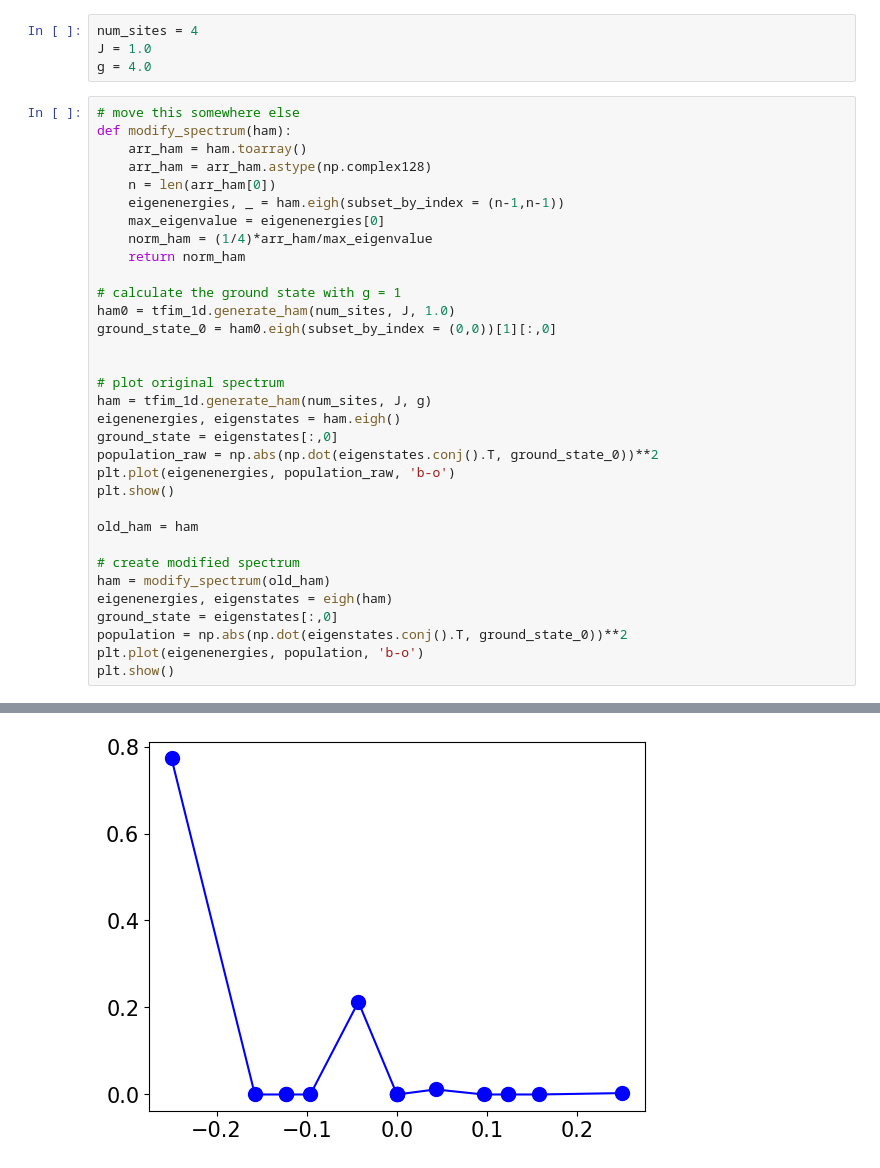
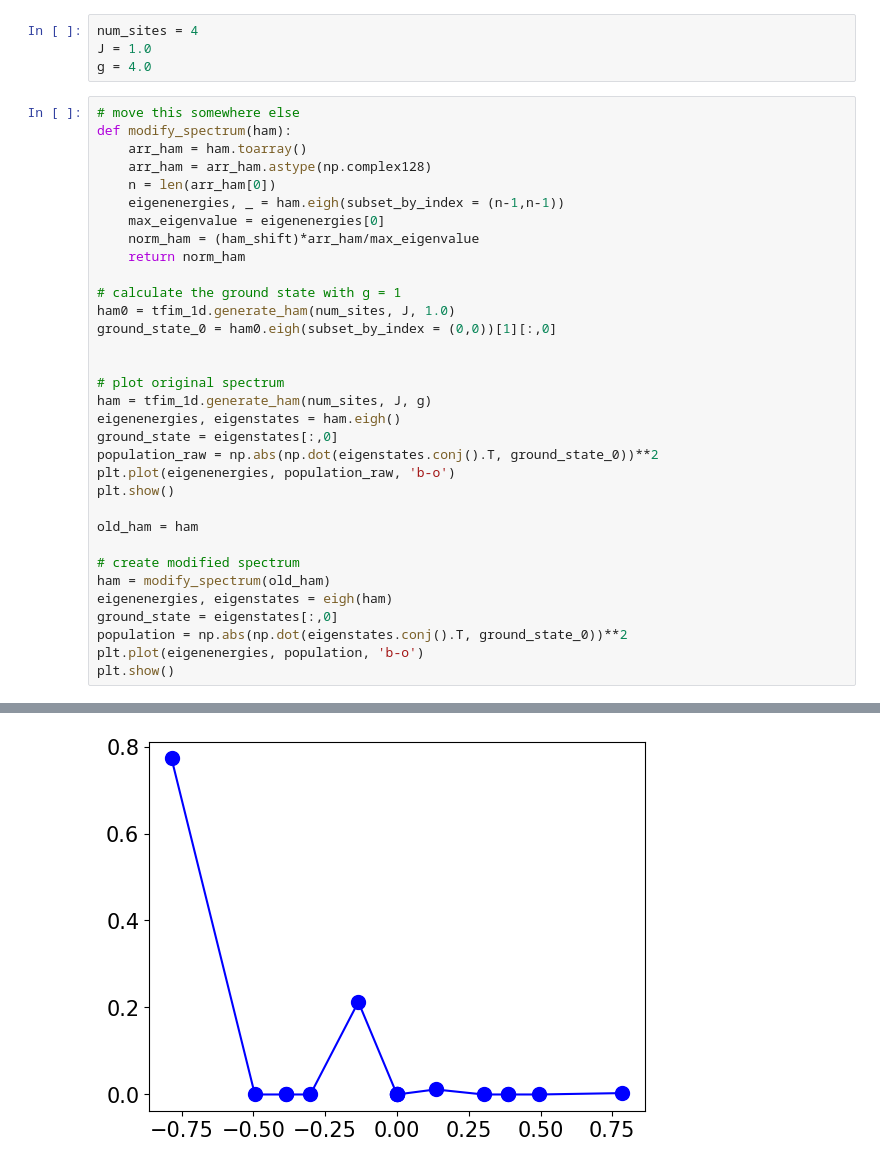
Before and after one commit to Quantum-Linear-Algebra/QCELS, a Jupyter notebook: Quantum_Version/compare_QCELS_QPE_tfim_8sites.ipynb, the cells around one changed output, grey strips where cells are left out. Drawn from its saved outputs; the diff is of its cells as text.

Commit message:
fixed theoretical simulation shifting mismatch

```diff
--- a/Quantum_Version/compare_QCELS_QPE_tfim_8sites.ipynb
+++ b/Quantum_Version/compare_QCELS_QPE_tfim_8sites.ipynb
@@ -19,35 +19,35 @@ def modify_spectrum(ham):
     arr_ham = arr_ham.astype(np.complex128)
     n = len(arr_ham[0])
     eigenenergies, _ = ham.eigh(subset_by_index = (n-1,n-1))
     max_eigenvalue = eigenenergies[0]
-    norm_ham = (1/4)*arr_ham/max_eigenvalue
+    norm_ham = (ham_shift)*arr_ham/max_eigenvalue
     return norm_ham
 
 # calculate the ground state with g = 1
 ham0 = tfim_1d.generate_ham(num_sites, J, 1.0)
 ground_state_0 = ham0.eigh(subset_by_index = (0,0))[1][:,0]
 
 
 # plot original spectrum
 ham = tfim_1d.generate_ham(num_sites, J, g)
 eigenenergies, eigenstates = ham.eigh()
 ground_state = eigenstates[:,0]
 population_raw = np.abs(np.dot(eigenstates.conj().T, ground_state_0))**2
 plt.plot(eigenenergies, population_raw, 'b-o')
 plt.show()
 
 old_ham = ham
 
 # create modified spectrum
 ham = modify_spectrum(old_ham)
 eigenenergies, eigenstates = eigh(ham)
 ground_state = eigenstates[:,0]
 population = np.abs(np.dot(eigenstates.conj().T, ground_state_0))**2
 plt.plot(eigenenergies, population, 'b-o')
 plt.show()
 # %% [output]
 [figure]
-[figure, old version]
+[figure, new version]
 # %%
 p0_array            = np.array([0.6,0.8]) # initial overlap with the first eigenvector
 N_test              = 5 # number of comparisions each trial (circuit depths)
```
Also changed, not shown: parts of 3 cells of this notebook, 22 other files.
